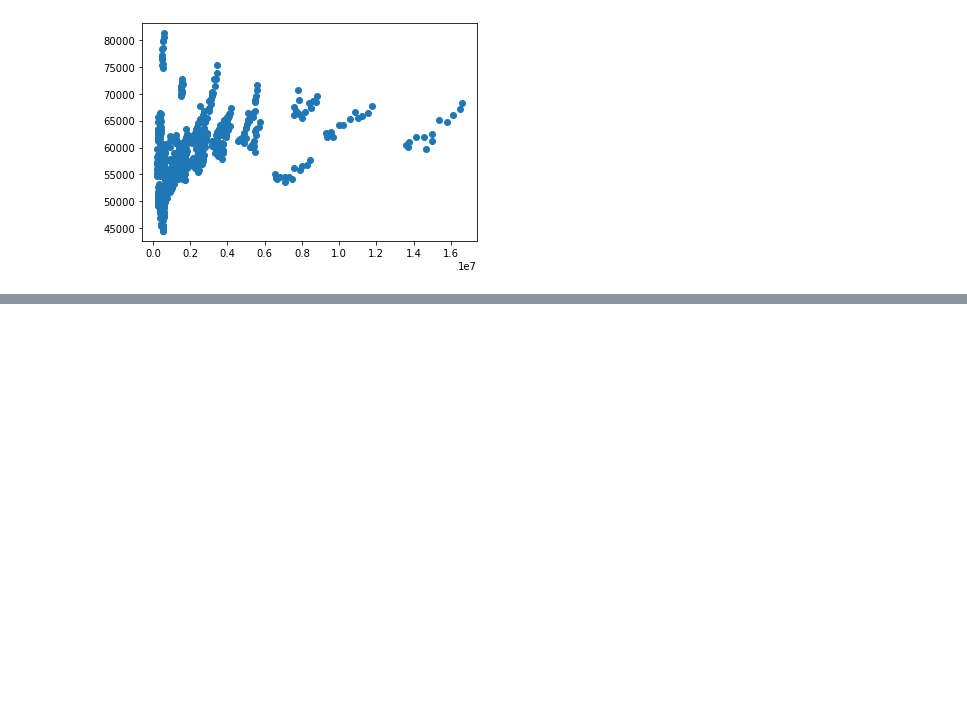
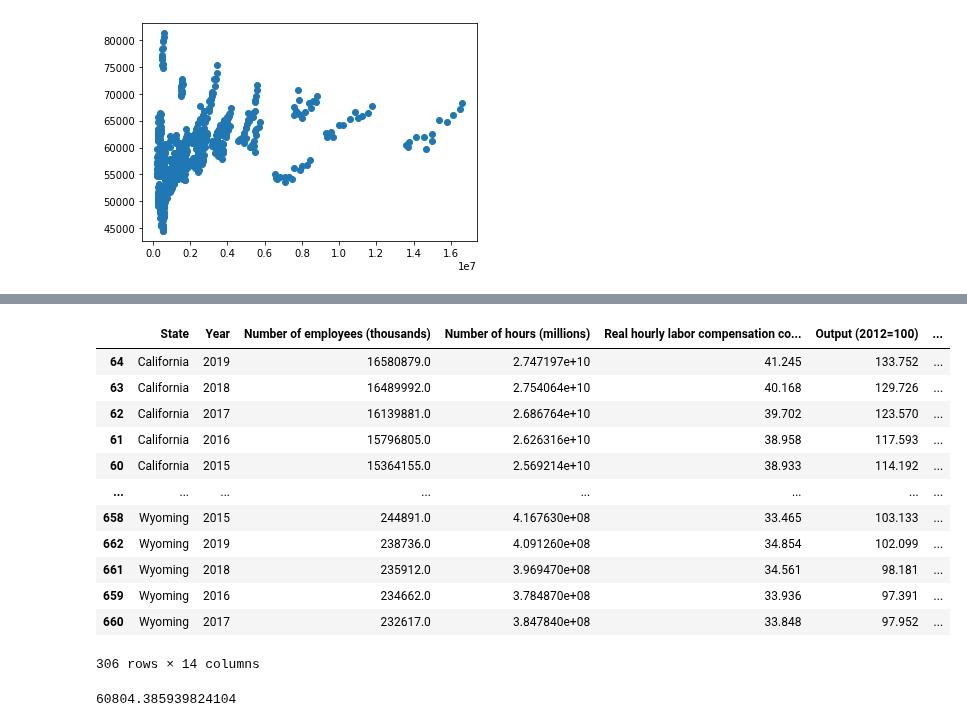
Before and after one commit to Blashford/Next-Factory-ACME, a Jupyter notebook: starter_notebook.ipynb, the cells around one changed output, grey strips where cells are left out. Saved outputs shown, nothing was run; the diff lists cells and outputs as text; code cells hidden in the pictures; blank space fills up the shorter version.

```diff
--- a/starter_notebook.ipynb
+++ b/starter_notebook.ipynb
@@ -197,0 +233,27 @@ oregon
+# %%
+five_list = [2014, 2015, 2016, 2017, 2018, 2019]
+five_df = df[df['Year'].isin(five_list)]
+five_df.sort_values('Number of employees (thousands)', ascending = False)
+# %% [output]
+|  | State | Year | Number of employees (thousands) | Number of hours (millions) | Real hourly labor compensation co... | Output (2012=100) | ... |
+| 64 | California | 2019 | 16580879.0 | 2.747197e+10 | 41.245 | 133.752 | ... |
+| 63 | California | 2018 | 16489992.0 | 2.754064e+10 | 40.168 | 129.726 | ... |
+| 62 | California | 2017 | 16139881.0 | 2.686764e+10 | 39.702 | 123.570 | ... |
+| 61 | California | 2016 | 15796805.0 | 2.626316e+10 | 38.958 | 117.593 | ... |
+| 60 | California | 2015 | 15364155.0 | 2.569214e+10 | 38.933 | 114.192 | ... |
+| ... | ... | ... | ... | ... | ... | ... | ... |
+| 658 | Wyoming | 2015 | 244891.0 | 4.167630e+08 | 33.465 | 103.133 | ... |
+| 662 | Wyoming | 2019 | 238736.0 | 4.091260e+08 | 34.854 | 102.099 | ... |
+| 661 | Wyoming | 2018 | 235912.0 | 3.969470e+08 | 34.561 | 98.181 | ... |
+| 659 | Wyoming | 2016 | 234662.0 | 3.784870e+08 | 33.936 | 97.391 | ... |
+| 660 | Wyoming | 2017 | 232617.0 | 3.847840e+08 | 33.848 | 97.952 | ... |
+306 rows × 14 columns
+# %%
+quartiles = five_df['avg sal'].quantile([.25, .5, .75])
+lowq = quartiles[0.25]
+median = quartiles[0.5]
+upq = quartiles[0.75]
+
+median
+# %% [output]
+60804.385939824104
```
Also changed, not shown: parts of 10 cells of this notebook.
